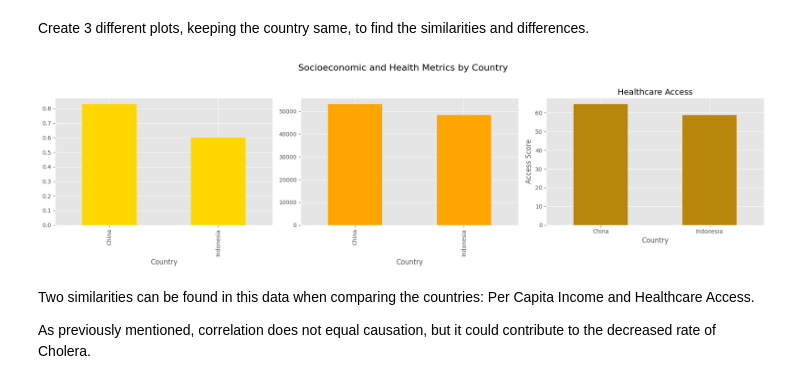
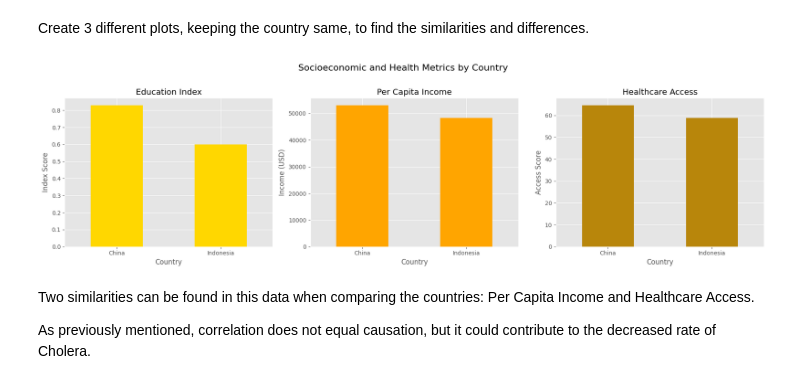
Before and after one commit to AipuAmeh/Global-Health-Stats, a Jupyter notebook: main.ipynb, the cells around one changed output. Cells and saved outputs as stored; diff of their text form; code cells hidden in the pictures.

Commit message:
fixed indent error that prevented correct labeling and 0 rotation for x-axis labels

```diff
--- a/main.ipynb
+++ b/main.ipynb
@@ -360,39 +363,43 @@ Create 3 different plots, keeping the country same, to find the similarities and
 # %%
 fig, (ax1, ax2, ax3) = plt.subplots(1, 3, figsize=(18, 5), sharex=True)
 
 plot_config = {
-   "y_axis": ["Education_Index", "Per_Capita_Income", "Healthcare_Access"],
-     "ax": [ax1, ax2, ax3],
-     "color": ["gold", "orange", "darkgoldenrod"],
-     "graph_title": ["Education Index", "Per Capita Income", "Healthcare Access"],
+    "y_axis": ["Education_Index", "Per_Capita_Income", "Healthcare_Access"],
+    "ax": [ax1, ax2, ax3],
+    "color": ["gold", "orange", "darkgoldenrod"],
+    "graph_title": ["Education Index", "Per Capita Income", "Healthcare Access"],
     "y_label": ["Index Score", "Income (USD)", "Access Score"]
 }
 
 for i in range(3):
    current_y = plot_config["y_axis"][i]
    current_ax = plot_config["ax"][i]
    current_color = plot_config["color"][i]
    current_title = plot_config["graph_title"][i]
-   current_label = plot_config["y_label"][i]
+   current_y_label = plot_config["y_label"][i]
 
    q4_df.plot(
         kind='bar',
         x='Country',
         y=current_y,
         ax=current_ax,
         color=current_color,
         legend=False
     )
-current_ax.set_title(current_title)
-current_ax.set_ylabel(current_label)
-current_ax.tick_params(axis='x', rotation=0)
+   current_ax.set_title(current_title)
+   current_ax.set_ylabel(current_y_label)
+   current_ax.tick_params(axis='x', rotation=0)
+
+
+
+
 
 
 plt.suptitle('Socioeconomic and Health Metrics by Country', fontsize=16, y=1.02)
 plt.tight_layout()
 plt.show()
 # %% [output]
-[figure, old version]
+[figure, new version]
 # %% [markdown]
 Two similarities can be found in this data when comparing the countries: Per Capita Income and Healthcare Access.
 
```
Also changed, not shown: parts of 1 cell of this notebook.
